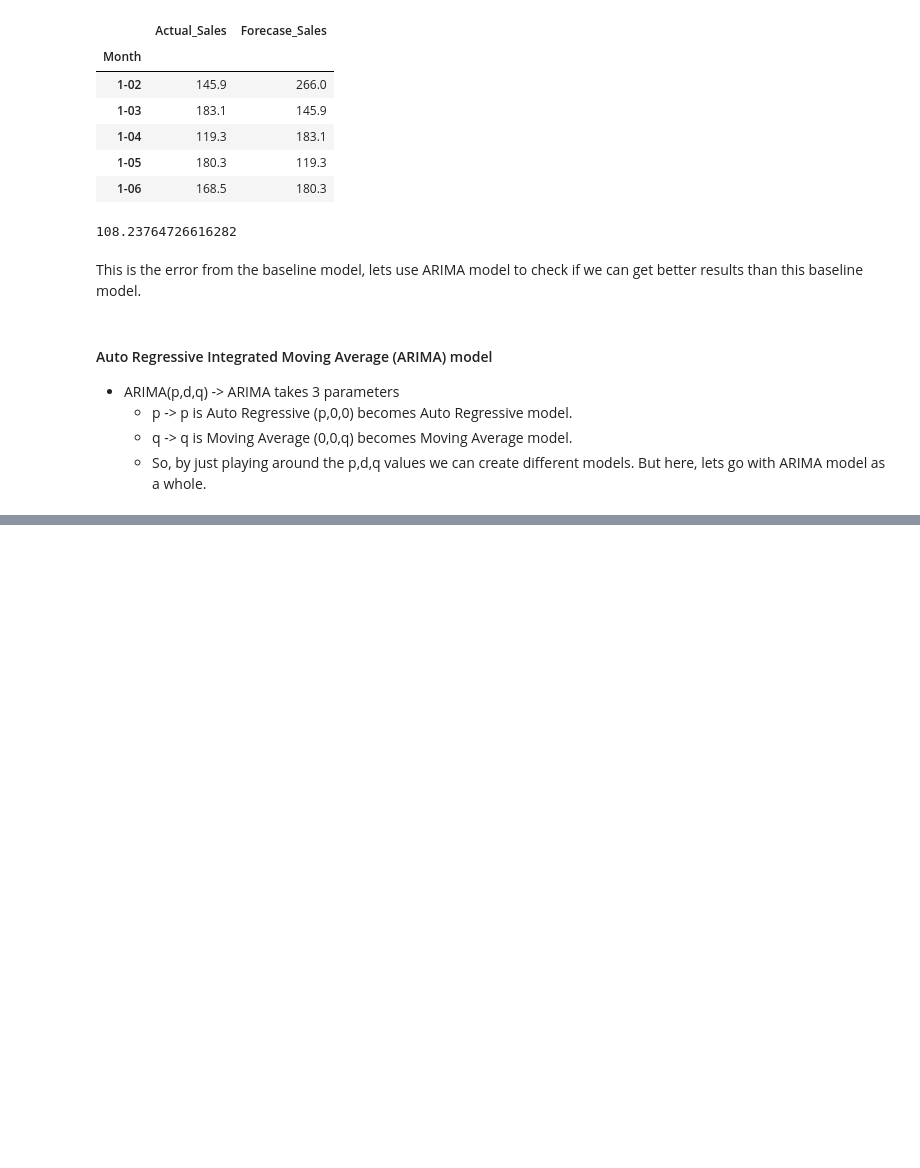
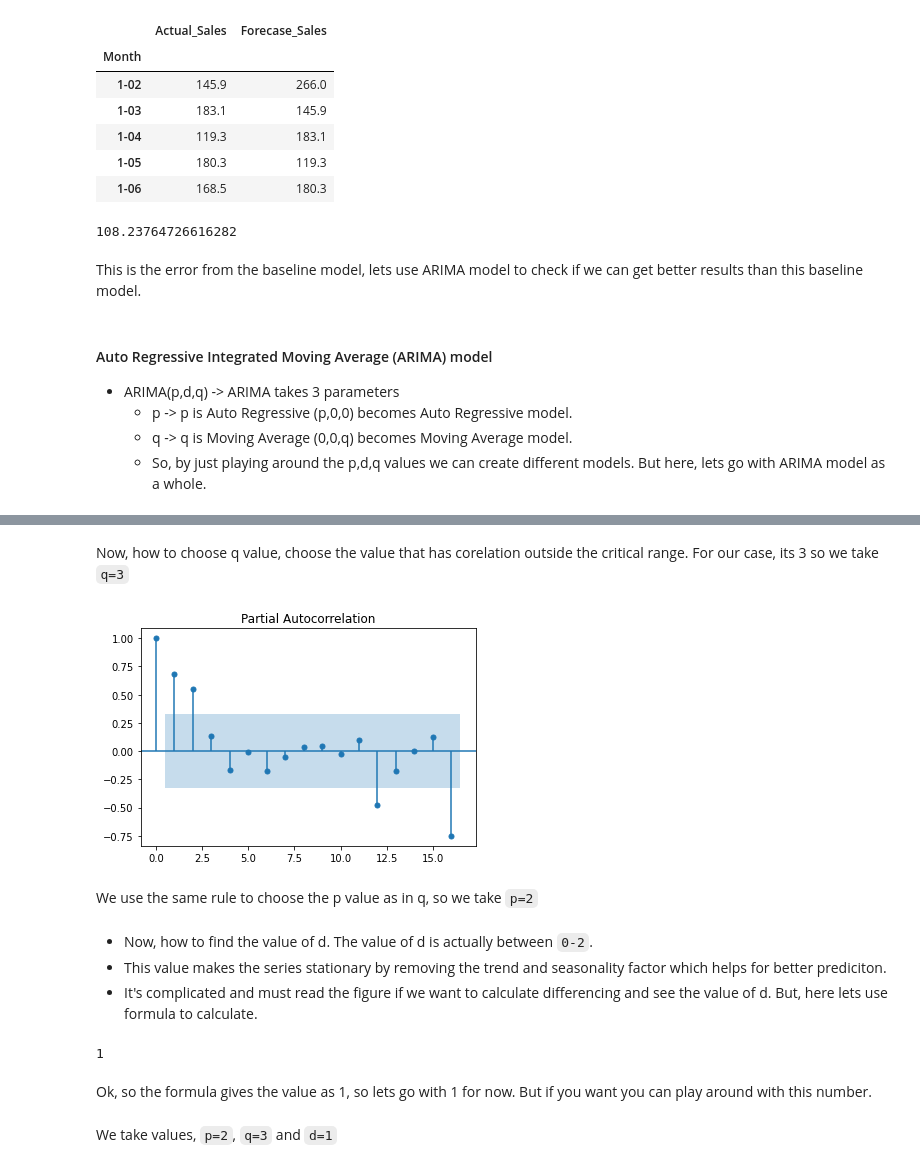
Before and after one commit to sudarshan-koirala/time-series-forecasting, a Jupyter notebook: time-series.ipynb, the cells around one changed output, grey strips where cells are left out. Saved outputs shown, nothing was run; the diff lists cells and outputs as text; code cells hidden in the pictures; blank space fills up the shorter version.

Commit message:
arima model trained and forecast done

```diff
--- a/time-series.ipynb
+++ b/time-series.ipynb
@@ -121,0 +134,22 @@ This is the error from the baseline model, lets use ARIMA model to check if we c
+# %% [markdown]
+Now, how to choose q value, choose the value that has corelation outside the critical range. For our case, its 3 so we take `q=3`
+# %%
+# now lets find p value
+plot_pacf(df);
+# %% [output]
+[figure, added]
+# %% [markdown]
+We use the same rule to choose the p value as in q, so we take `p=2`
+# %% [markdown]
+- Now, how to find the value of d. The value of d is actually between `0-2`.
+- This value makes the series stationary by removing the trend and seasonality factor which helps for better prediciton.
+- It's complicated and must read the figure if we want to calculate differencing and see the value of d. But, here lets use formula to calculate.
+# %%
+from pmdarima.arima.utils import ndiffs
+ndiffs(df, test="adf")
+# %% [output]
+1
+# %% [markdown]
+Ok, so the formula gives the value as 1, so lets go with 1 for now. But if you want you can play around with this number.
+# %% [markdown]
+We take values, `p=2`, `q=3` and `d=1`
```
Also changed, not shown: parts of 15 cells of this notebook.
